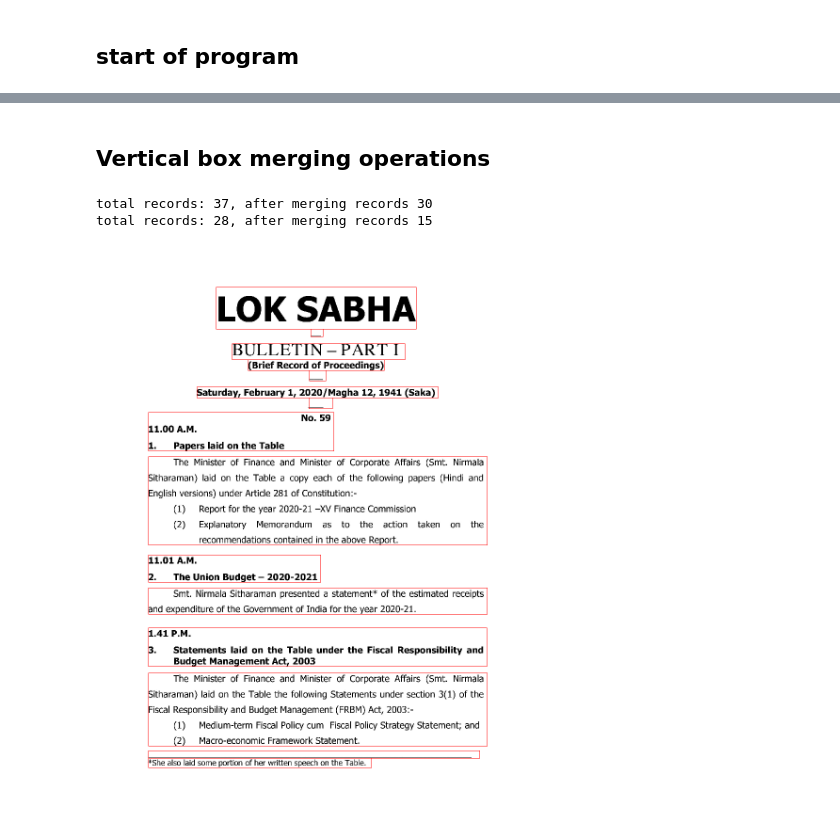
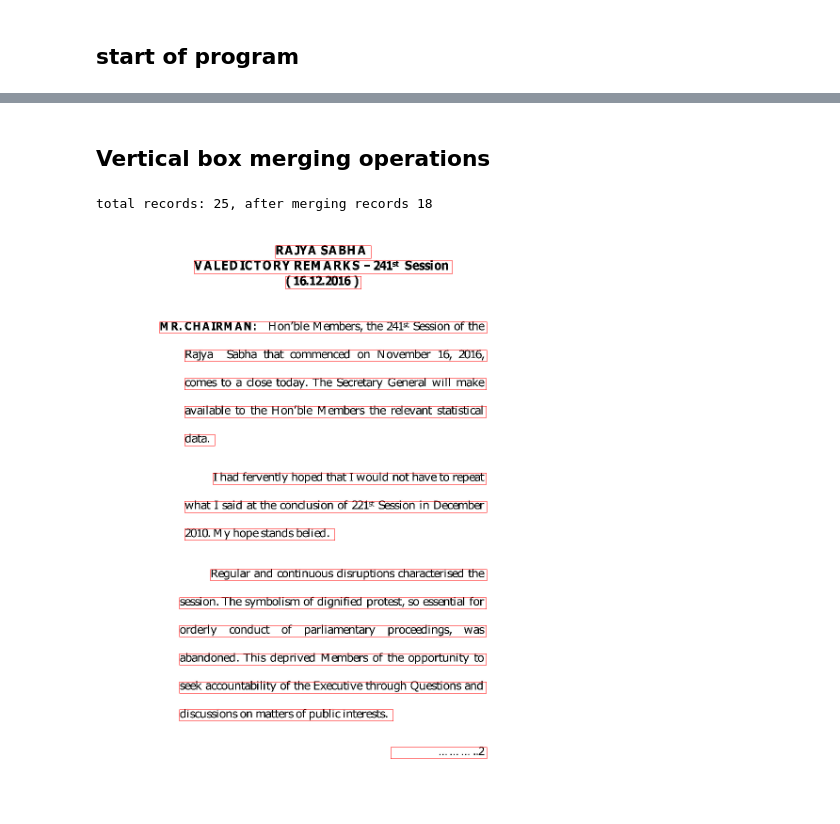
Before and after one commit to kumardeepak/document-structure, a Jupyter notebook: notebooks/DOCUMENT_STRUCTURE_FROM_DIGITAL_PDF_V1.1.ipynb, the cells around one changed output, grey strips where cells are left out. Cells and saved outputs as stored; diff of their text form; code cells hidden in the pictures.

Commit message:
added input data to test against, updated superscript handling

```diff
--- a/notebooks/DOCUMENT_STRUCTURE_FROM_DIGITAL_PDF_V1.1.ipynb
+++ b/notebooks/DOCUMENT_STRUCTURE_FROM_DIGITAL_PDF_V1.1.ipynb
@@ -42,10 +43,10 @@ def show_df(df):
 # %% [markdown]
 ## start of program
 # %%
-base_dir   = '/Users/kd/Workspace/python/CV/DRAW_BOXES/data/'
+base_dir   = '/Users/kd/Workspace/python/github/document-structure/data/'
 input_dir  = os.path.join(base_dir, 'input')
 output_dir = os.path.join(base_dir, 'output')
-filename   = '1.02.2020.pdf'
+filename   = 'v241.pdf'
 # %%
 pdf_filepath   = os.path.join(input_dir, filename)
 working_dir    = os.path.join(output_dir, os.path.splitext(filename)[0])
@@ -85,3 +86,5 @@ document_configs = {
     'AVERAGE_VERTICAL_SPACE': 12.0,
     'LEFT_OR_RIGHT_ALIGNMENT_MARGIN': 20.0
 }
+# %% [markdown]
+## Vertical box merging operations
@@ -90,5 +193,3 @@ file_index = 0
 
 img        = image_files[file_index]
 df         = xml_dfs[file_index]
-# %% [markdown]
-## Vertical box merging operations
@@ -197,11 +196,10 @@ def merge_vert_boxes_close(df, configs, debug=False):
 # %%
 h_df = merge_hori_boxes_close(df, document_configs, debug=False)
 
-v_df = merge_vert_boxes_close(h_df, document_configs, debug=False)
+# v_df = merge_vert_boxes_close(h_df, document_configs, debug=False)
 
-draw_box(img, page_width, page_height, v_df, color='red')
-# show_df(v_df)
+draw_box(img, page_width, page_height, h_df, color='red')
+# show_df(h_df)
 # %% [output]
-total records: 37, after merging records 30
-total records: 28, after merging records 15
+total records: 25, after merging records 18
-[figure, old version]
+[figure, new version]
```
Also changed, not shown: parts of 15 cells of this notebook, 10 other files.
